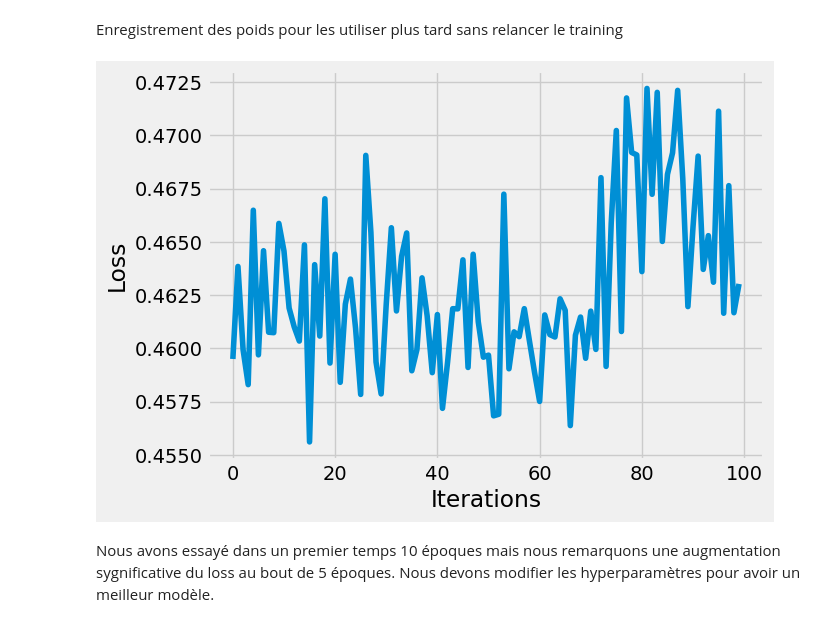
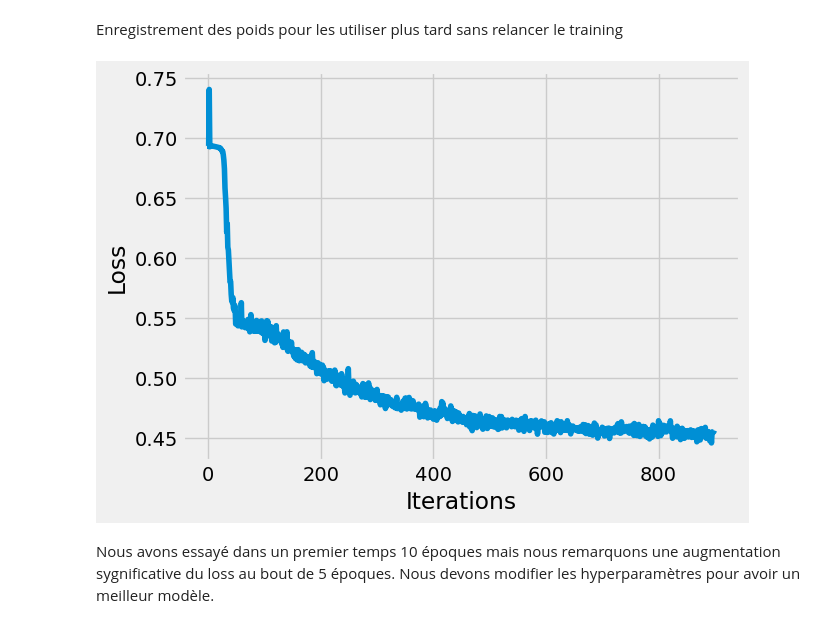
Before and after one commit to Rulienn/Detection-d-anomalie, a Jupyter notebook: JulienNoteBook.ipynb, the cells around one changed output. Cells and saved outputs as stored; diff of their text form; code cells hidden in the pictures.

```diff
--- a/JulienNoteBook.ipynb
+++ b/JulienNoteBook.ipynb
@@ -178,8 +178,7 @@ loss_function = torch.nn.BCELoss()
 
 optimizer = torch.optim.Adam(model.parameters(),
                              lr = 1e-3,
-                             weight_decay = 1e-5,
-                             foreach=True)
+                             weight_decay = 1e-5)
 
 
 images_tensor = torch.tensor(images, dtype=torch.float32).to(device)
@@ -196,7 +195,7 @@ loader = torch.utils.data.DataLoader(dataset = images_tensor_conv,
 # %% [markdown]
 Entrainement du modèle :
 # %%
-num_epochs = 20
+num_epochs = 100
 losses = []
 optimizer.zero_grad()
 for epoch in range(num_epochs):
@@ -217,12 +216,11 @@ for epoch in range(num_epochs):
         optimizer.step()
         # Remettre les gradients à zéro
         optimizer.zero_grad()
+
+
         losses.append(loss.item())
-
         # supprimer ce qui ne nous sert plus pour libérer la mémoire (probleme de taille)
         del inputs, targets, outputs
-        torch.cuda.empty_cache()
-        gc.collect()
     print(f'Epoch [{epoch+1}/{num_epochs}], Loss: {loss.item():.4f}')
 
 print("Entraînement terminé.")
@@ -249,18 +247,18 @@ Enregistrement des poids pour les utiliser plus tard sans relancer le training
 # %%
 losses_np = [loss for loss in losses]
 
 # Définir le style du graphique
 plt.style.use('fivethirtyeight')
 plt.xlabel('Iterations')
 plt.ylabel('Loss')
 
 # Tracer les 100 dernières valeurs de perte
-plt.plot(losses_np[-100:])
+plt.plot(losses_np[:])
 
 # Afficher le graphique
 plt.show()
 # %% [output]
-[figure, old version]
+[figure, new version]
 # %% [markdown]
 Nous avons essayé dans un premier temps 10 époques mais nous remarquons une augmentation sygnificative du loss au bout de 5 époques. Nous devons modifier les hyperparamètres pour avoir un meilleur modèle.
 # %% [markdown]
```
Also changed, not shown: parts of 3 cells of this notebook.
